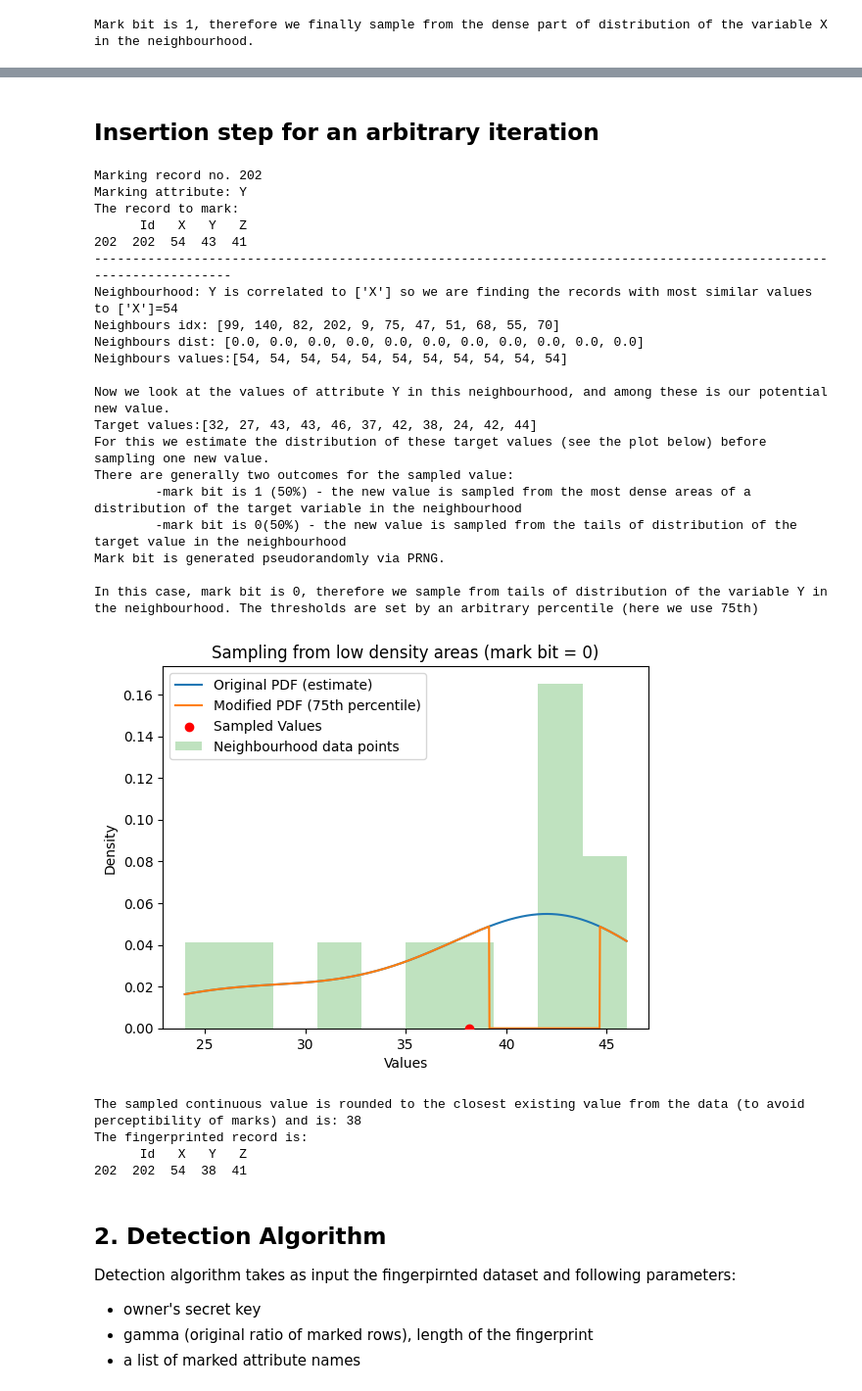
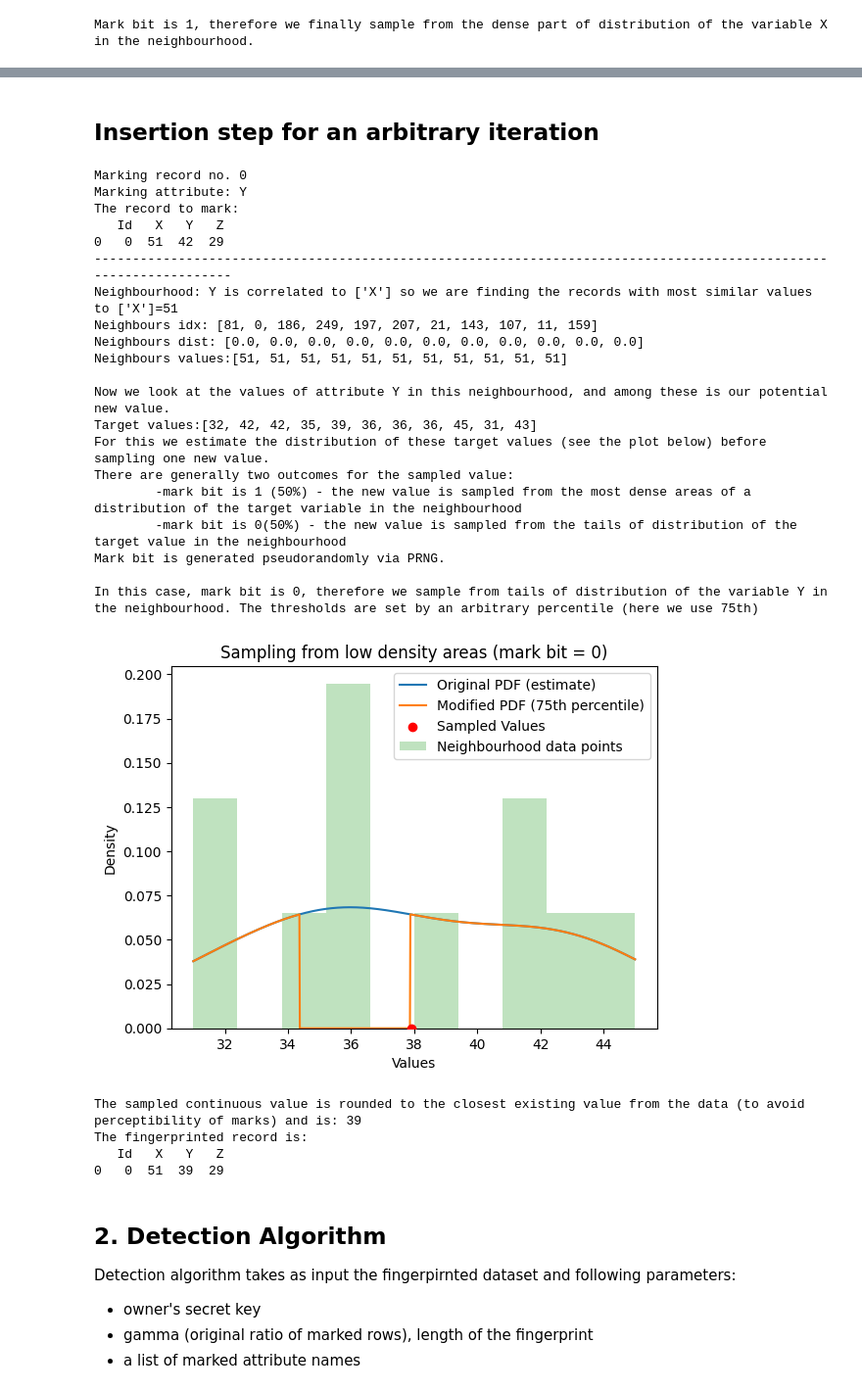
Before and after one commit to tanjascats/NCorr-FP, a Jupyter notebook: NCorrFP-demo-continuous.ipynb, the cells around one changed output, grey strips where cells are left out. Shown at 98% size. Drawn from its saved outputs; the diff is of its cells as text; code cells hidden in the pictures.

```diff
--- a/NCorrFP-demo-continuous.ipynb
+++ b/NCorrFP-demo-continuous.ipynb
@@ -293,5 +296,5 @@ fingerprinted_data.iloc[[iter]]
 # %% [markdown]
-## Insertion step for an arbitrary iteration
+## Insertion step for an arbitrary iteration<a class="anchor" id="i-step-i"></a>
 # %%
 def show_embedding_iteration(iter):
     print("Marking record no. " + str(iter_log[iter]['row_index']))
@@ -322,33 +325,33 @@ def show_embedding_iteration(iter):
     print("The fingerprinted record is:")
     print(fingerprinted_data.iloc[[iter]])
 # %%
-show_embedding_iteration(202)
+show_embedding_iteration(0)
 # %% [output]
-Marking record no. 202
+Marking record no. 0
 Marking attribute: Y
 The record to mark:
-      Id   X   Y   Z
-202  202  54  43  41
+   Id   X   Y   Z
+0   0  51  42  29
 ------------------------------------------------------------------------------------------------------------------
-Neighbourhood: Y is correlated to ['X'] so we are finding the records with most similar values to ['X']=54
-Neighbours idx: [99, 140, 82, 202, 9, 75, 47, 51, 68, 55, 70]
+Neighbourhood: Y is correlated to ['X'] so we are finding the records with most similar values to ['X']=51
+Neighbours idx: [81, 0, 186, 249, 197, 207, 21, 143, 107, 11, 159]
 Neighbours dist: [0.0, 0.0, 0.0, 0.0, 0.0, 0.0, 0.0, 0.0, 0.0, 0.0, 0.0]
-Neighbours values:[54, 54, 54, 54, 54, 54, 54, 54, 54, 54, 54]
+Neighbours values:[51, 51, 51, 51, 51, 51, 51, 51, 51, 51, 51]
 
 Now we look at the values of attribute Y in this neighbourhood, and among these is our potential new value.
-Target values:[32, 27, 43, 43, 46, 37, 42, 38, 24, 42, 44]
+Target values:[32, 42, 42, 35, 39, 36, 36, 36, 45, 31, 43]
 For this we estimate the distribution of these target values (see the plot below) before sampling one new value.
 There are generally two outcomes for the sampled value:
         -mark bit is 1 (50%) - the new value is sampled from the most dense areas of a distribution of the target variable in the neighbourhood
         -mark bit is 0(50%) - the new value is sampled from the tails of distribution of the target value in the neighbourhood
 Mark bit is generated pseudorandomly via PRNG.
 
 In this case, mark bit is 0, therefore we sample from tails of distribution of the variable Y in the neighbourhood. The thresholds are set by an arbitrary percentile (here we use 75th)
-[figure, old version]
+[figure, new version]
-The sampled continuous value is rounded to the closest existing value from the data (to avoid perceptibility of marks) and is: 38
+The sampled continuous value is rounded to the closest existing value from the data (to avoid perceptibility of marks) and is: 39
 The fingerprinted record is:
-      Id   X   Y   Z
-202  202  54  38  41
+   Id   X   Y   Z
+0   0  51  39  29
 # %% [markdown]
 ## 2. Detection Algorithm <a class="anchor" id="detection"></a>
 Detection algorithm takes as input the fingerpirnted dataset and following parameters:
```
Also changed, not shown: parts of 49 cells of this notebook, 6 other files.
